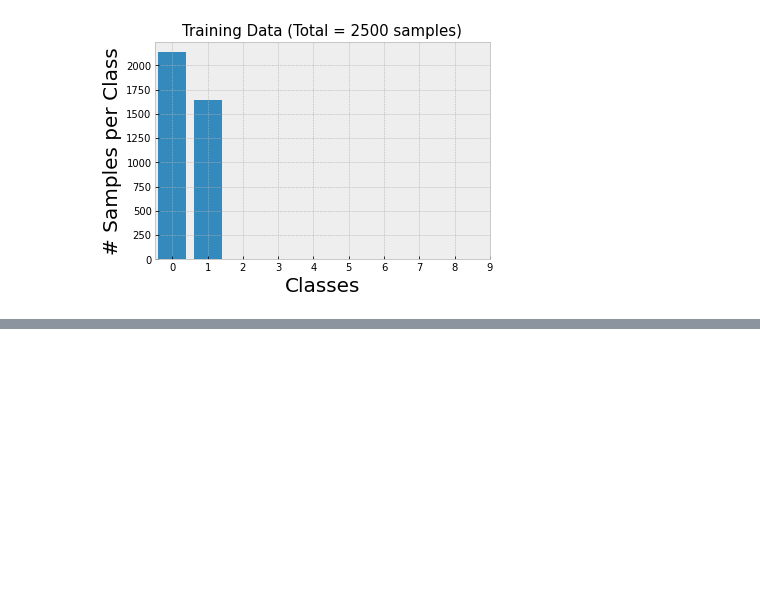
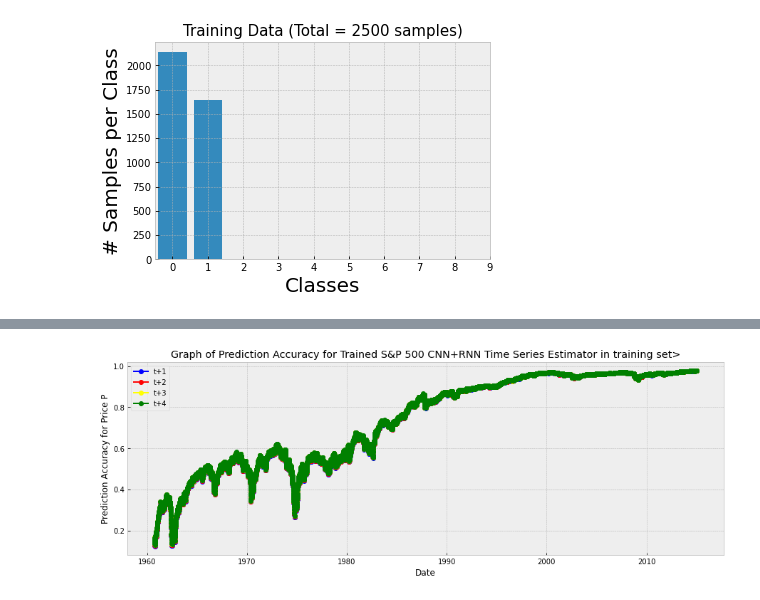
Before and after one commit to shivambang/Neural-Networks, a Jupyter notebook: CNN+RNN/crnn.ipynb, the cells around one changed output, grey strips where cells are left out. Cells and saved outputs as stored; diff of their text form; code cells hidden in the pictures; blank space fills up the shorter version.

```diff
--- a/CNN+RNN/crnn.ipynb
+++ b/CNN+RNN/crnn.ipynb
@@ -384,0 +425,18 @@ day1 = model.predict(testX)
+# %%
+train_day1 = train_predict(close_lag_train)
+error_train_day1 = train_error(train_day1, close_value_train)
+# %%
+tlag2 = np.hstack((close_lag_train, train_day1))
+tlag2 = tlag2[:,1:]
+train_day2 = train_predict(tlag2)
+error_train_day2 = train_error(train_day2[:-1],close_value_train[1:])
+# %%
+tlag3 = np.hstack((tlag2, train_day2))
+tlag3 = tlag3[:,1:]
+train_day3 = train_predict(tlag3)
+error_train_day3 = train_error(train_day3[:-2],close_value_train[2:])
+# %%
+tlag4 = np.hstack((tlag3, train_day3))
+tlag4 = tlag2[:,1:]
+train_day4 = train_predict(tlag4)
+error_train_day4 = train_error(train_day4[:-3],close_value_train[3:])
@@ -407,0 +463,13 @@ day4 = day4*(cmax - cmin) + cmin
+# %%
+plt.figure(figsize=(15, 5));
+plt.plot(date_train.astype('datetime64'), error_train_day1, color = 'blue', label = 't+1', marker= 'o')
+plt.plot(date_train[1:].astype('datetime64'), error_train_day2, color = 'red', label = 't+2', marker= 'o')
+plt.plot(date_train[2:].astype('datetime64'), error_train_day3, color = 'yellow', label = 't+3', marker= 'o')
+plt.plot(date_train[3:].astype('datetime64'), error_train_day4, color = 'green', label = 't+4', marker= 'o')
+plt.title('Graph of Prediction Accuracy for Trained S&P 500 CNN+RNN Time Series Estimator in training set>')
+plt.xlabel('Date')
+plt.ylabel('Prediction Accuracy for Price P')
+plt.legend()
+plt.show()
+# %% [output]
+[figure, added]
```
Also changed, not shown: parts of 42 cells of this notebook.
